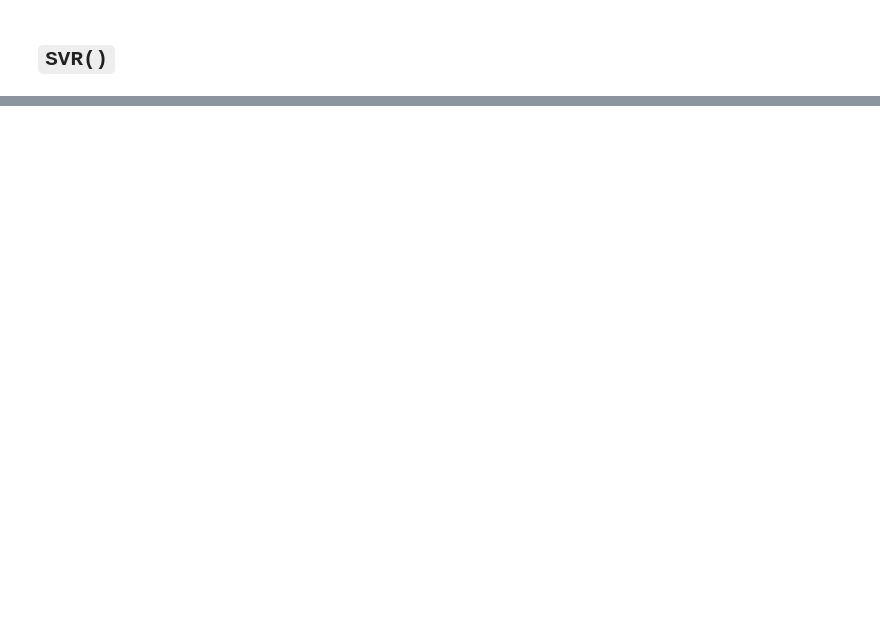
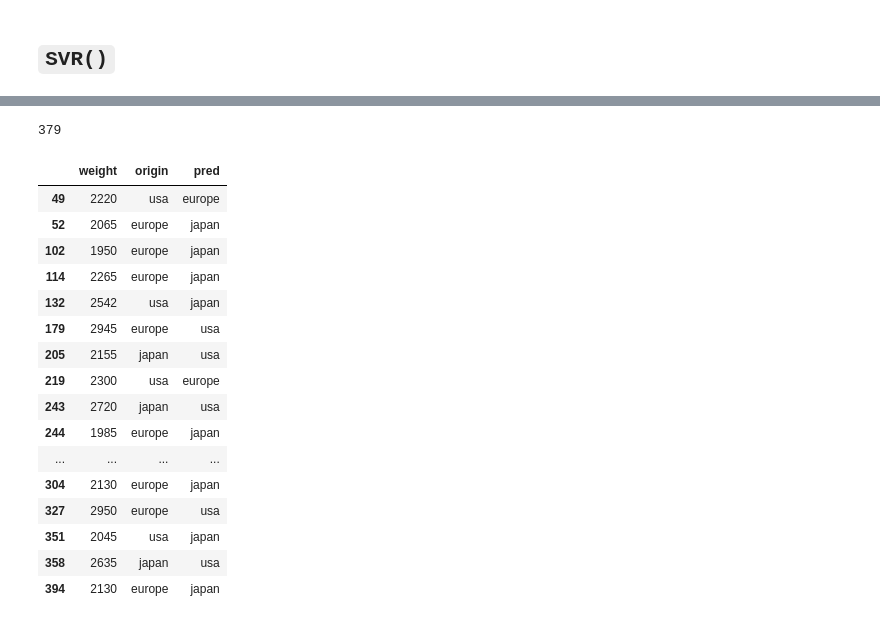
Before and after one commit to apoboldon/machine-learning-program, a Jupyter notebook: #03. Machine Learning & Linear Regression/03session.ipynb, the cells around one changed output, grey strips where cells are left out. Cells and saved outputs as stored; diff of their text form; code cells hidden in the pictures; blank space fills up the shorter version.

```diff
--- a/#03. Machine Learning & Linear Regression/03session.ipynb
+++ b/#03. Machine Learning & Linear Regression/03session.ipynb
@@ -320,0 +429,2 @@ sns.lineplot(x='weight', y='pred_rfr', data=dfsel, color='red')
+# %%
+clf.fit(X=df[['weight']],y=df['origin'])
@@ -320,0 +433,4 @@ sns.lineplot(x='weight', y='pred_rfr', data=dfsel, color='red')
+# %%
+dfsel_clf = df[['weight', 'origin']].copy()
+# %%
+dfsel_clf['pred'] = clf.predict(X=df[['weight']])
@@ -320,0 +468,26 @@ sns.lineplot(x='weight', y='pred_rfr', data=dfsel, color='red')
+# %%
+aciertos = dfsel_clf.origin == dfsel_clf.pred
+# %%
+(dfsel_clf.origin == dfsel_clf.pred).sum()
+# %% [output]
+379
+# %%
+dfsel_clf[~aciertos]
+# %% [output]
+|  | weight | origin | pred |
+| 49 | 2220 | usa | europe |
+| 52 | 2065 | europe | japan |
+| 102 | 1950 | europe | japan |
+| 114 | 2265 | europe | japan |
+| 132 | 2542 | usa | japan |
+| 179 | 2945 | europe | usa |
+| 205 | 2155 | japan | usa |
+| 219 | 2300 | usa | europe |
+| 243 | 2720 | japan | usa |
+| 244 | 1985 | europe | japan |
+| ... | ... | ... | ... |
+| 304 | 2130 | europe | japan |
+| 327 | 2950 | europe | usa |
+| 351 | 2045 | usa | japan |
+| 358 | 2635 | japan | usa |
+| 394 | 2130 | europe | japan |
```
Also changed, not shown: parts of 37 cells of this notebook, 4 other files.
